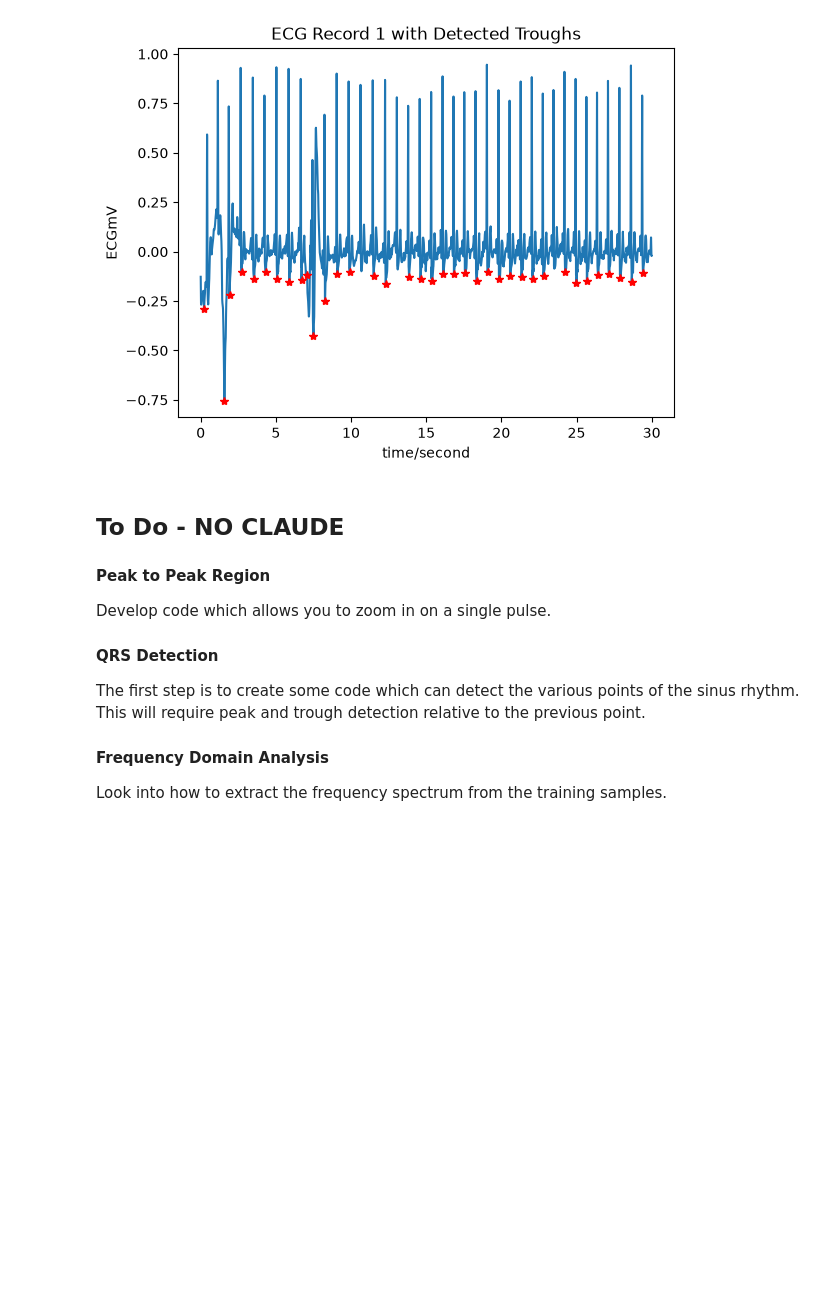
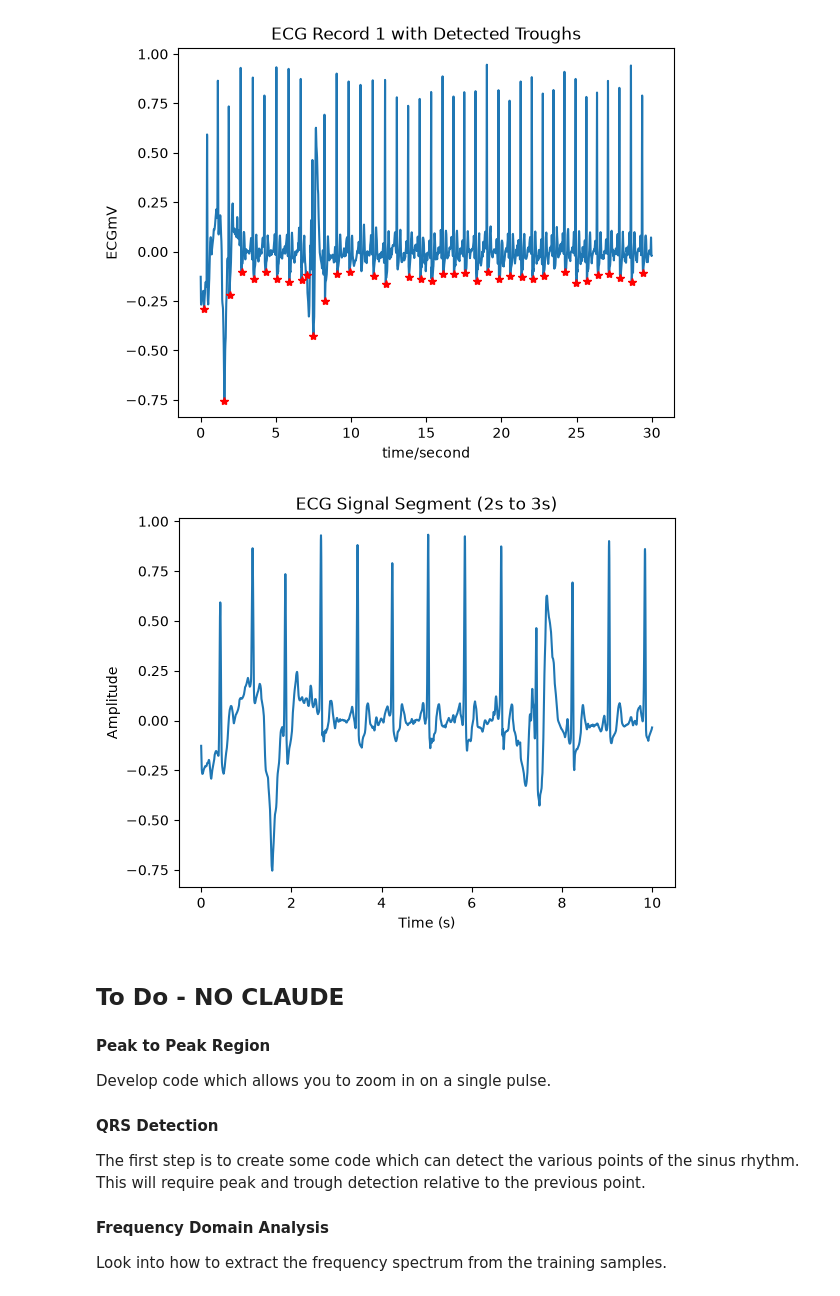
Before and after one commit to TJFM4/IIB-PROJECT, a Jupyter notebook: visualisations.ipynb, the cells around one changed output. Drawn from its saved outputs; the diff is of its cells as text; code cells hidden in the pictures; blank space fills up the shorter version.

Commit message:
Functions and segment code

```diff
--- a/visualisations.ipynb
+++ b/visualisations.ipynb
@@ -62,6 +62,23 @@ ann = wfdb.Annotation(record_name='physionet2017/training2017/A00001',
 wfdb.plot_wfdb(record=record, annotation=ann, title='ECG Record 1 with Detected Troughs', time_units='seconds')
 # %% [output]
 [figure]
+# %%
+record = wfdb.rdrecord('physionet2017/training2017/A00001') # Read the record
+
+fs = record.fs # Sampling frequency
+signal = record.p_signal[:, 0] # Get the first channel of the signal
+
+t1, t2 = 0, 10
+segment = signal[int(t1*fs):int(t2*fs)]
+time = np.arange(len(segment)) / fs + t1
+
+plt.plot(time, segment)
+plt.title('ECG Signal Segment (2s to 3s)')
+plt.xlabel('Time (s)')
+plt.ylabel('Amplitude')
+plt.show()
+# %% [output]
+[figure, added]
 # %% [markdown]
 ## To Do - NO CLAUDE
 
```
Also changed, not shown: parts of 2 cells of this notebook.
